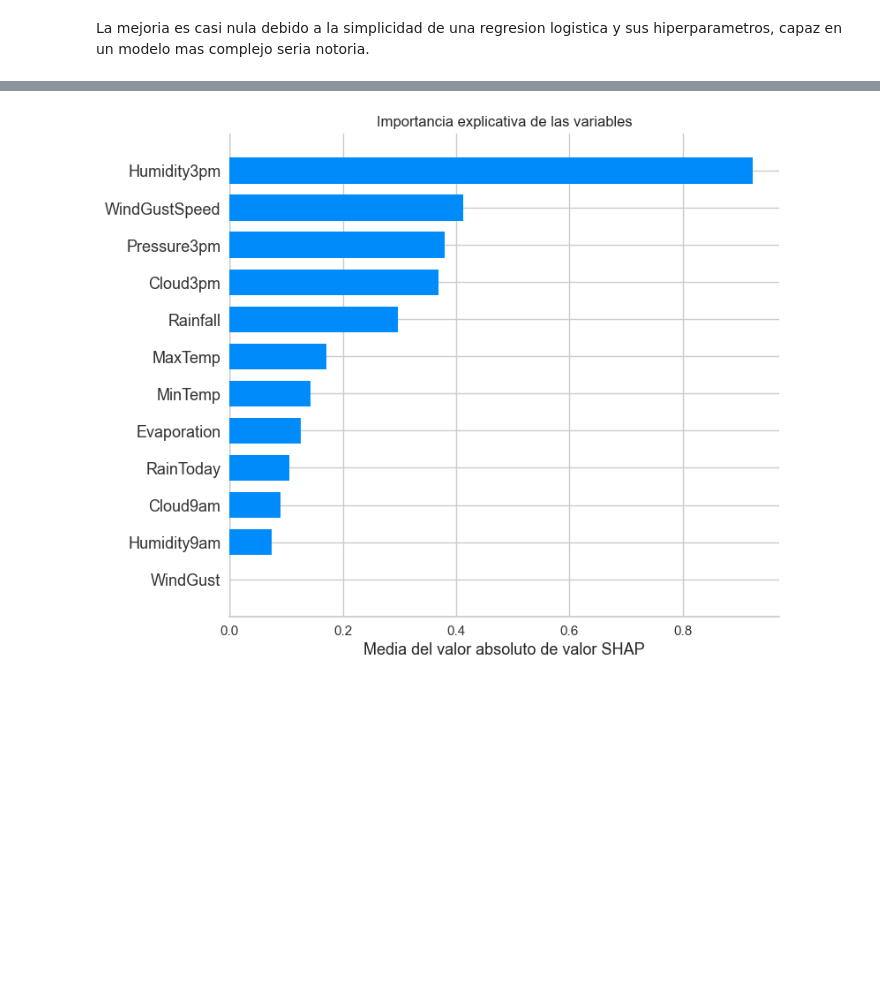
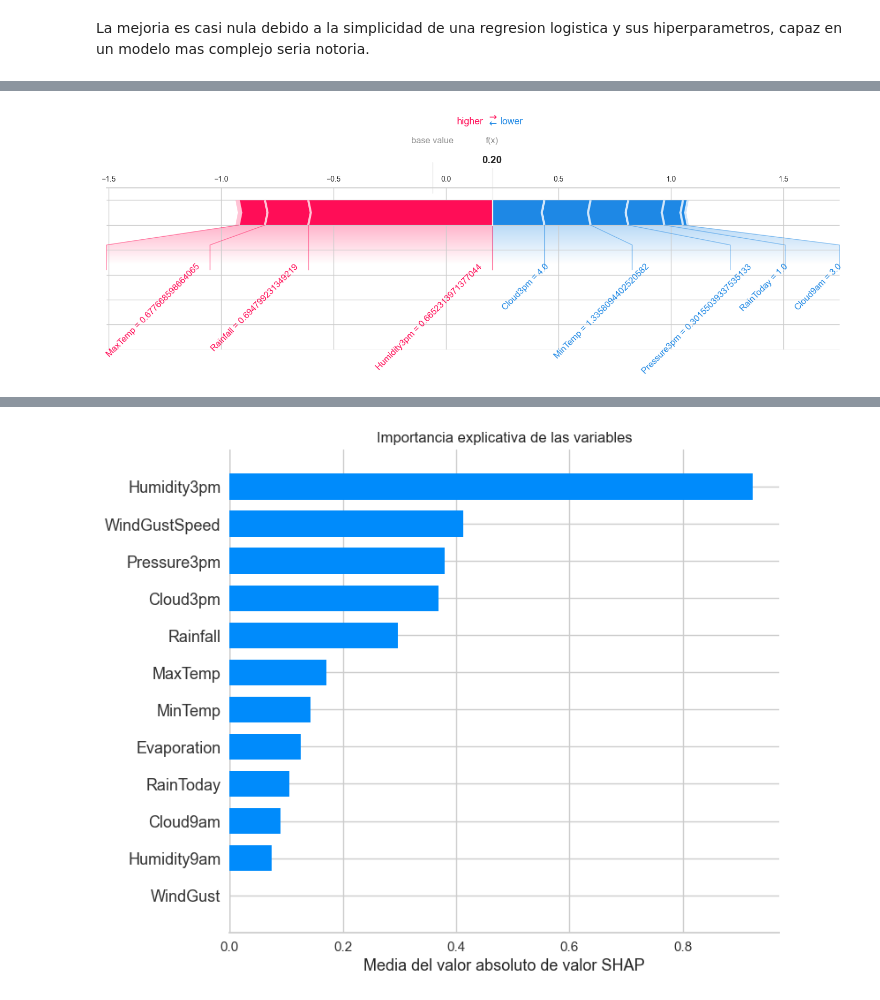
Before and after one commit to iairborgo/AA1-TUIA-Borgo-Nardi-Nardi, a Jupyter notebook: TP-clasificacion-AA1.ipynb, the cells around one changed output, grey strips where cells are left out. Cells and saved outputs as stored; diff of their text form; code cells hidden in the pictures; blank space fills up the shorter version.

```diff
--- a/TP-clasificacion-AA1.ipynb
+++ b/TP-clasificacion-AA1.ipynb
@@ -672,0 +707,12 @@ shap_values = explainer(X_test)
+# %%
+shap.force_plot(
+    explainer.expected_value,     # se interpreta como el valor base global, por eso dan distintos números
+    shap_values[index].values,    # valores SHAP de la instancia seleccionada
+    X_test.iloc[index],           # seleccionamos al fila específica
+    feature_names=feature_names,
+    matplotlib=True,
+    figsize=(18, 4),
+    text_rotation=45
+)
+# %% [output]
+[figure, added]
```
Also changed, not shown: parts of 23 cells of this notebook.
